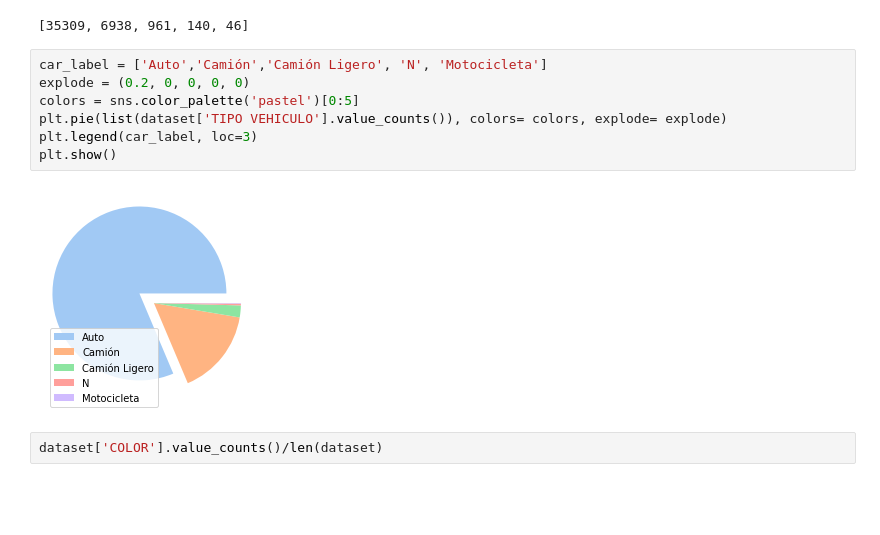
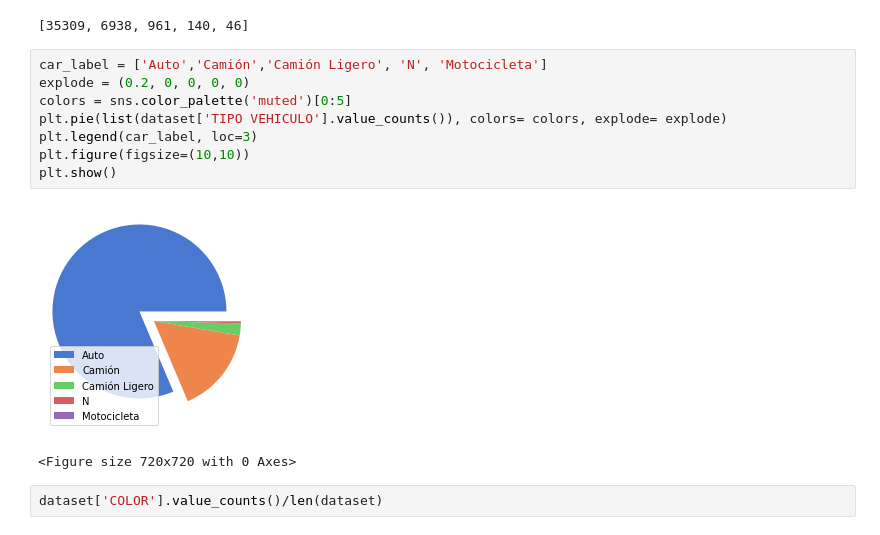
Before and after one commit to RamonPuon/Datlas-Analysis, a Jupyter notebook: data_analysis.ipynb, the cells around one changed output. Cells and saved outputs as stored; diff of their text form; blank space fills up the shorter version.

Commit message:
pie chart

```diff
--- a/data_analysis.ipynb
+++ b/data_analysis.ipynb
@@ -133,12 +133,14 @@ list(dataset['TIPO VEHICULO'].value_counts())
 # %%
 car_label = ['Auto','Camión','Camión Ligero', 'N', 'Motocicleta']
 explode = (0.2, 0, 0, 0, 0)
-colors = sns.color_palette('pastel')[0:5]
+colors = sns.color_palette('muted')[0:5]
 plt.pie(list(dataset['TIPO VEHICULO'].value_counts()), colors= colors, explode= explode)
 plt.legend(car_label, loc=3)
+plt.figure(figsize=(10,10))
 plt.show()
 # %% [output]
-[figure, old version]
+[figure, new version]
+<Figure size 720x720 with 0 Axes>
 # %%
 dataset['COLOR'].value_counts()/len(dataset)
 # %% [output]
```
